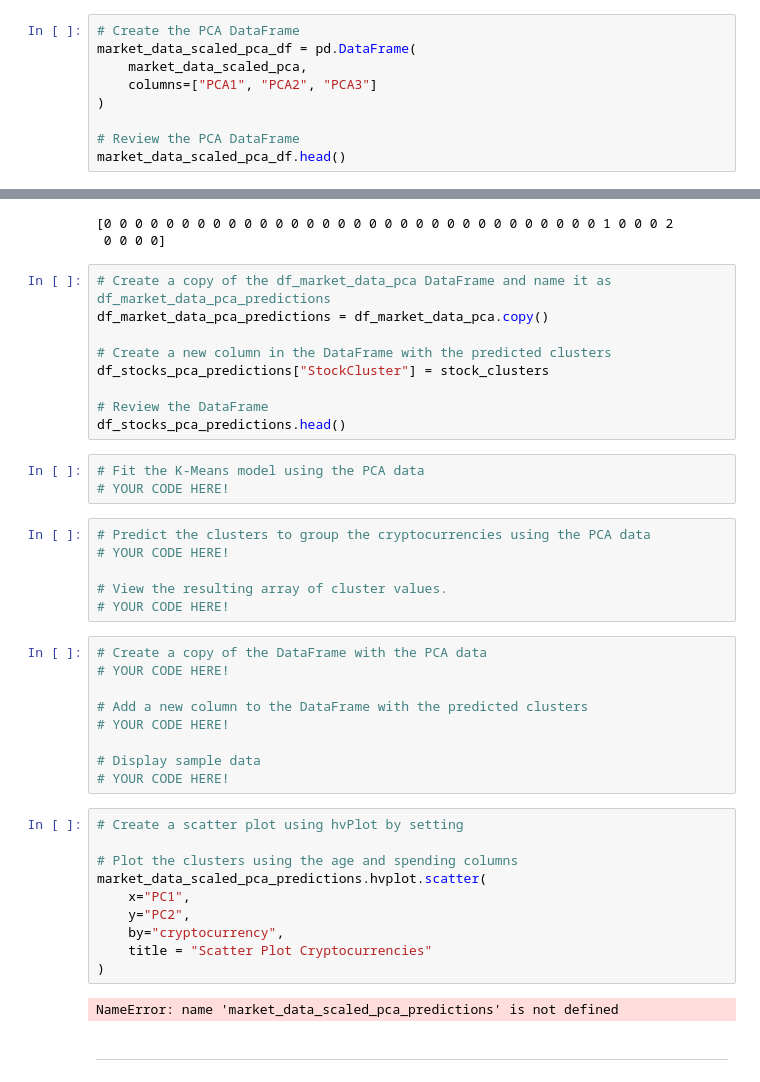
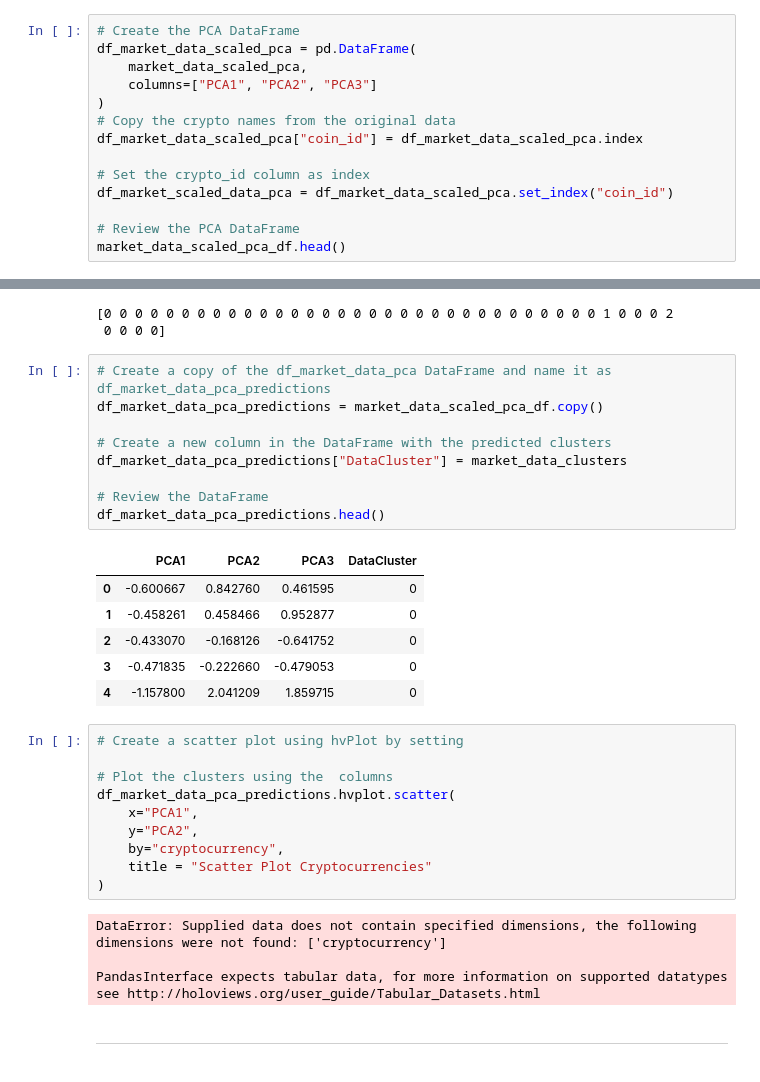
Before and after one commit to amarsen2023/Crypto-Clustering, a Jupyter notebook: crypto_investments.ipynb, the cells around one changed output, grey strips where cells are left out. Saved outputs shown, nothing was run; the diff lists cells and outputs as text.

```diff
--- a/crypto_investments.ipynb
+++ b/crypto_investments.ipynb
@@ -289,10 +271,15 @@ array([0.3719856 , 0.34700813, 0.17603793])
 **Answer:** # YOUR ANSWER HERE!
 # %%
 # Create the PCA DataFrame
-market_data_scaled_pca_df = pd.DataFrame(
+df_market_data_scaled_pca = pd.DataFrame(
     market_data_scaled_pca,
     columns=["PCA1", "PCA2", "PCA3"]
 )
+# Copy the crypto names from the original data
+df_market_data_scaled_pca["coin_id"] = df_market_data_scaled_pca.index
+
+# Set the crypto_id column as index
+df_market_scaled_data_pca = df_market_data_scaled_pca.set_index("coin_id")
 
 # Review the PCA DataFrame
 market_data_scaled_pca_df.head()
@@ -402,43 +389,34 @@ print(market_data_clusters)
  0 0 0 0]
 # %%
 # Create a copy of the df_market_data_pca DataFrame and name it as df_market_data_pca_predictions
-df_market_data_pca_predictions = df_market_data_pca.copy()
+df_market_data_pca_predictions = market_data_scaled_pca_df.copy()
 
 # Create a new column in the DataFrame with the predicted clusters
-df_stocks_pca_predictions["StockCluster"] = stock_clusters
+df_market_data_pca_predictions["DataCluster"] = market_data_clusters
 
 # Review the DataFrame
-df_stocks_pca_predictions.head()
+df_market_data_pca_predictions.head()
+# %% [output]
+|  | PCA1 | PCA2 | PCA3 | DataCluster |
+| 0 | -0.600667 | 0.842760 | 0.461595 | 0 |
+| 1 | -0.458261 | 0.458466 | 0.952877 | 0 |
+| 2 | -0.433070 | -0.168126 | -0.641752 | 0 |
+| 3 | -0.471835 | -0.222660 | -0.479053 | 0 |
+| 4 | -1.157800 | 2.041209 | 1.859715 | 0 |
-# %%
-# Fit the K-Means model using the PCA data
-# YOUR CODE HERE!
-# %%
-# Predict the clusters to group the cryptocurrencies using the PCA data
-# YOUR CODE HERE!
-
-# View the resulting array of cluster values.
-# YOUR CODE HERE!
-# %%
-# Create a copy of the DataFrame with the PCA data
-# YOUR CODE HERE!
-
-# Add a new column to the DataFrame with the predicted clusters
-# YOUR CODE HERE!
-
-# Display sample data
-# YOUR CODE HERE!
 # %%
 # Create a scatter plot using hvPlot by setting
 
-# Plot the clusters using the age and spending columns
-market_data_scaled_pca_predictions.hvplot.scatter(
-    x="PC1",
-    y="PC2",
+# Plot the clusters using the  columns
+df_market_data_pca_predictions.hvplot.scatter(
+    x="PCA1",
+    y="PCA2",
     by="cryptocurrency",
     title = "Scatter Plot Cryptocurrencies"
 )
 # %% [output]
-NameError: name 'market_data_scaled_pca_predictions' is not defined
+DataError: Supplied data does not contain specified dimensions, the following dimensions were not found: ['cryptocurrency']
+
+PandasInterface expects tabular data, for more information on supported datatypes see http://holoviews.org/user_guide/Tabular_Datasets.html
 # %% [markdown]
 ---
 # %% [markdown]
```
Also changed, not shown: parts of 4 cells of this notebook.
